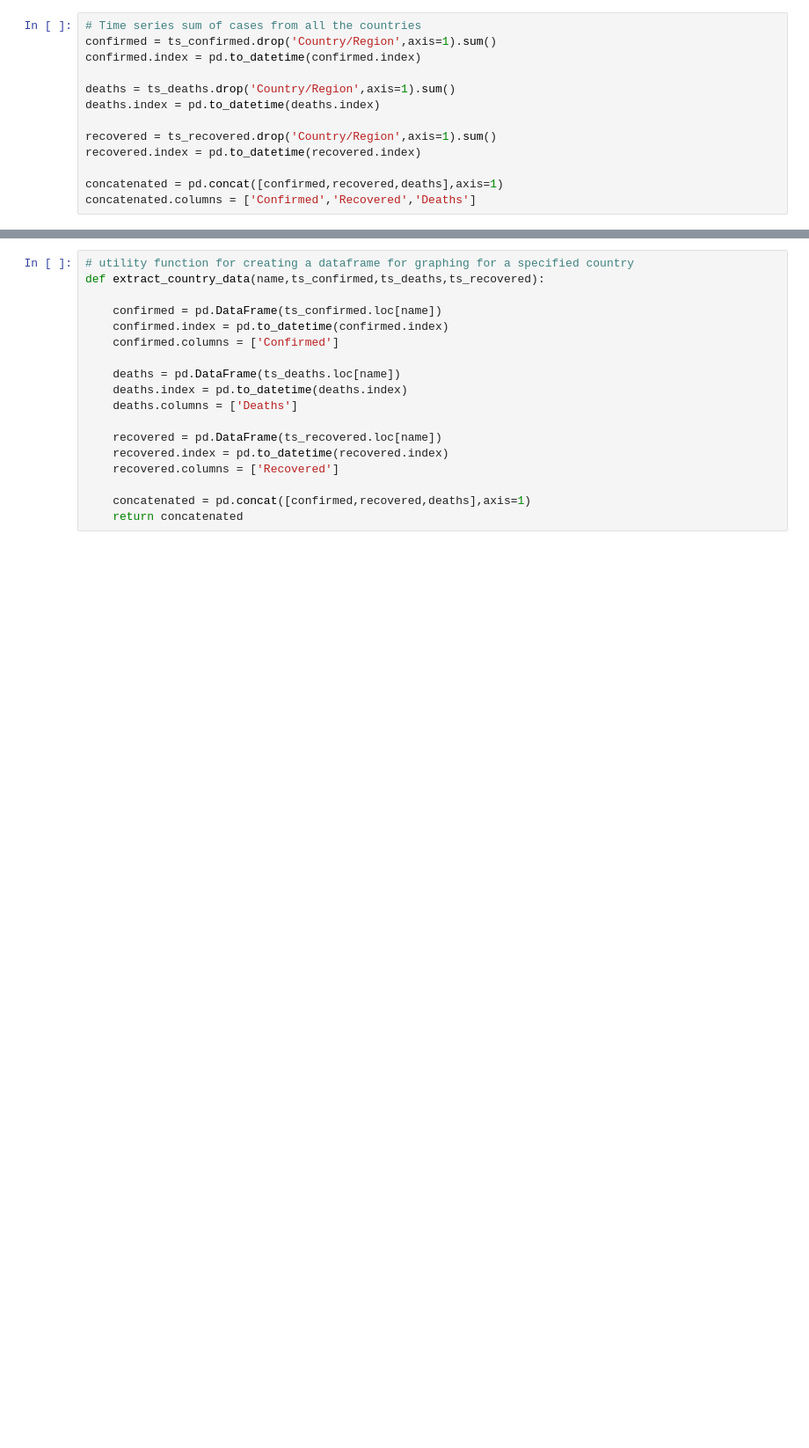
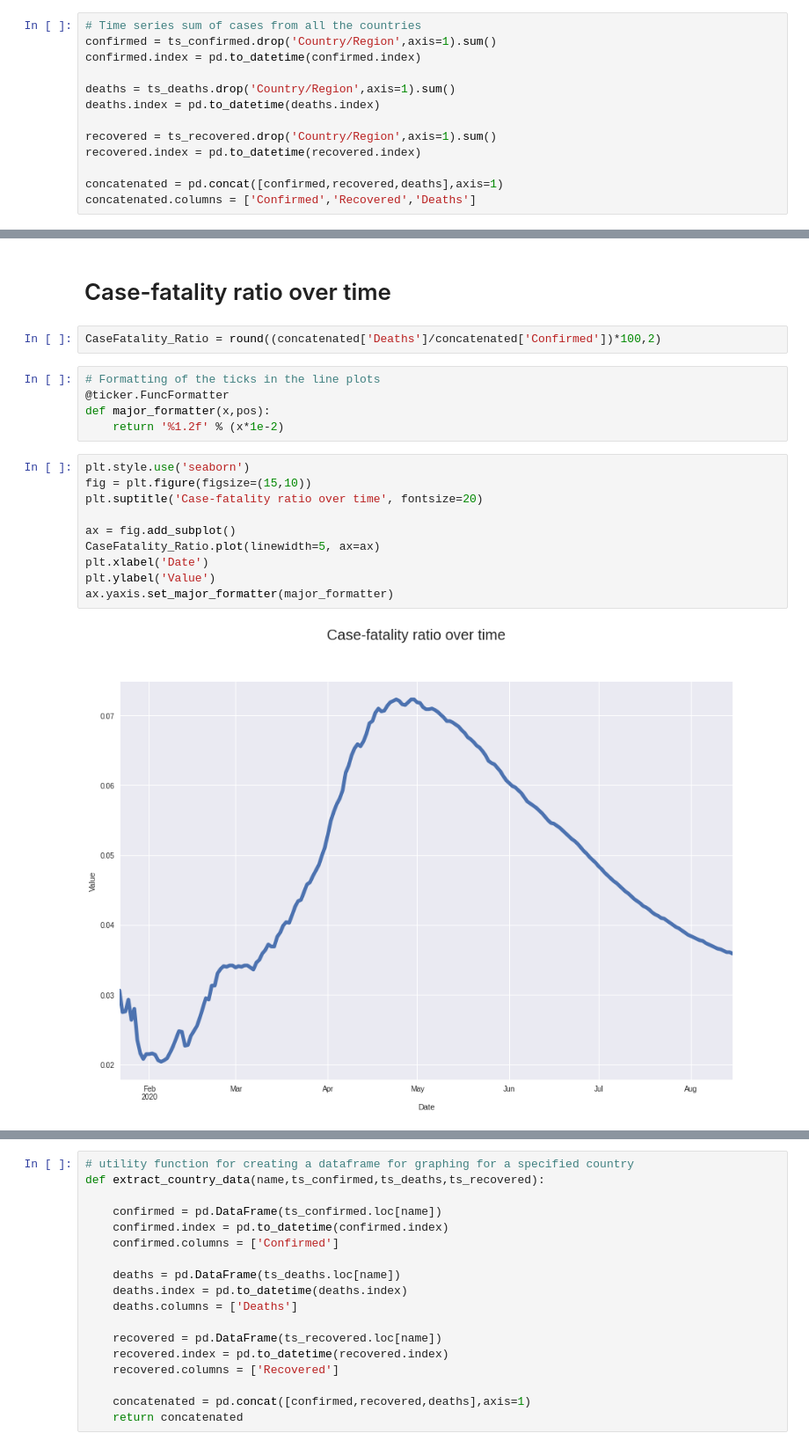
Before and after one commit to kamilkuzniak/Covid-19-Exploratory-Data-Analysis, a Jupyter notebook: COVID-19 Exploratory Data Analysis.ipynb, the cells around one changed output, grey strips where cells are left out. Shown at 88% size. Cells and saved outputs as stored; diff of their text form; blank space fills up the shorter version.

Commit message:
Added descriptions and explanations, a few new plots and improved the readme file

```diff
--- a/COVID-19 Exploratory Data Analysis.ipynb
+++ b/COVID-19 Exploratory Data Analysis.ipynb
@@ -222,0 +267,21 @@ ax.yaxis.set_major_formatter(major_formatter)
+# %% [markdown]
+# Case-fatality ratio over time
+# %%
+CaseFatality_Ratio = round((concatenated['Deaths']/concatenated['Confirmed'])*100,2)
+# %%
+# Formatting of the ticks in the line plots
+@ticker.FuncFormatter
+def major_formatter(x,pos):
+    return '%1.2f' % (x*1e-2)
+# %%
+plt.style.use('seaborn')
+fig = plt.figure(figsize=(15,10))
+plt.suptitle('Case-fatality ratio over time', fontsize=20)
+
+ax = fig.add_subplot()
+CaseFatality_Ratio.plot(linewidth=5, ax=ax)
+plt.xlabel('Date')
+plt.ylabel('Value')
+ax.yaxis.set_major_formatter(major_formatter)
+# %% [output]
+[figure, added]
```
Also changed, not shown: parts of 70 cells of this notebook, 9 other files.
